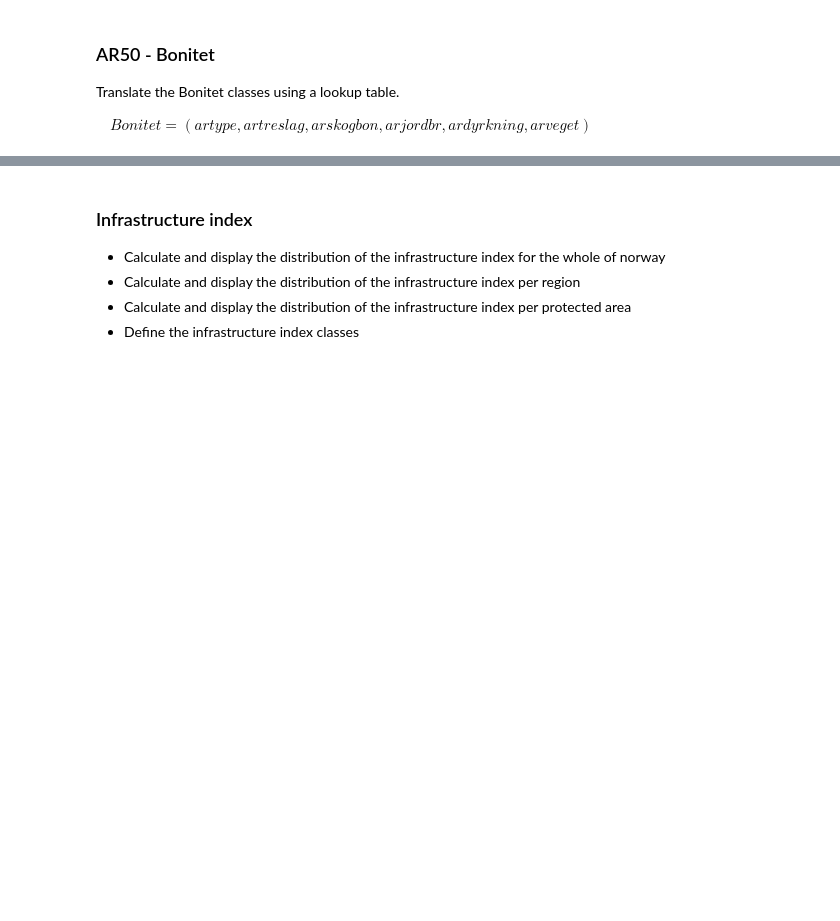
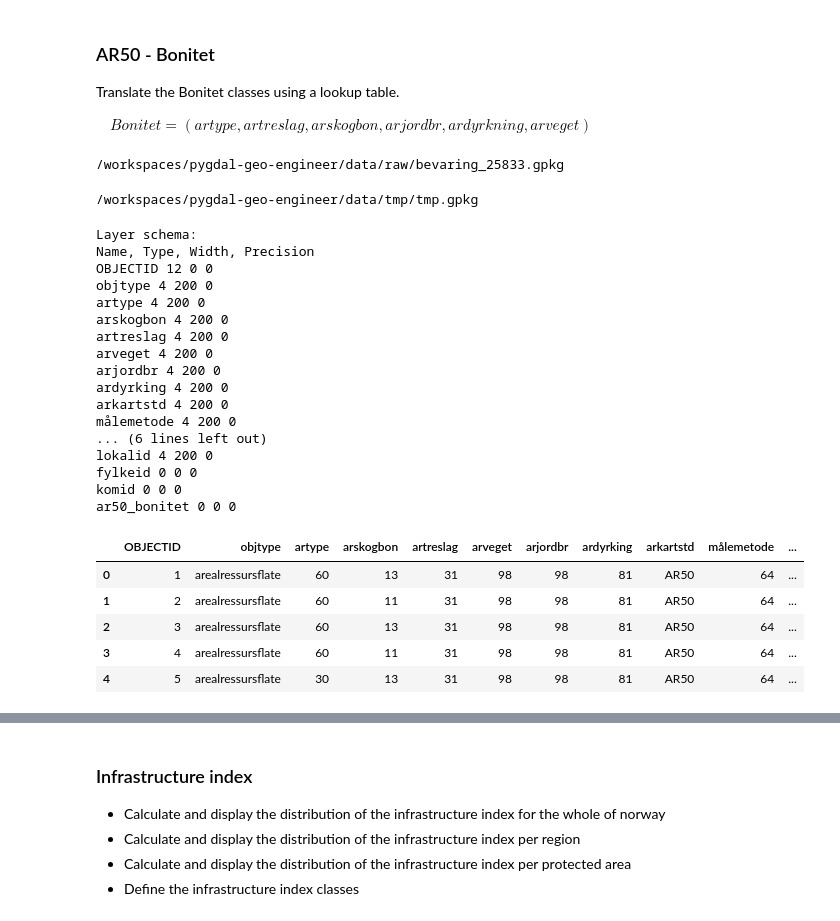
Before and after one commit to ac-willeke/pygdal-geo-engineer, a Jupyter notebook: notebooks/2024.01_conservation_and_preservation.ipynb, the cells around one changed output, grey strips where cells are left out. Cells and saved outputs as stored; diff of their text form; code cells hidden in the pictures; blank space fills up the shorter version.

```diff
--- a/notebooks/2024.01_conservation_and_preservation.ipynb
+++ b/notebooks/2024.01_conservation_and_preservation.ipynb
@@ -195,14 +194,69 @@ Translate the Bonitet classes using a lookup table.
 &emsp; $Bonitet = (artype, artreslag, arskogbon, arjordbr, ardyrkning, arveget)$
 # %%
 # ar50 layer
-in_gpkg = os.path.join(data_path, "bevaring_25833.gpkg")
-layer_name = "ar50_flate"
-new_field_name = "ar50_bonitet"
+in_gpkg = os.path.join(data_path, "raw", "bevaring_25833.gpkg")
+print(in_gpkg)
 
-# import gpkg into ogr object
-# add field name if it does not exist
-ds, lyr = import_gpkg(in_gpkg, layer_name, new_field_name)
-print_layer_schema(lyr)
+layer_name, new_field_name = "ar50_flate", "ar50_bonitet"
+# %% [output]
+/workspaces/pygdal-geo-engineer/data/raw/bevaring_25833.gpkg
+# %%
+# create a temporary test gpkg
+tmp_gpkg = os.path.join(data_path, "tmp", "tmp.gpkg")
+print(tmp_gpkg)
+
+sql_query = f"SELECT * FROM {layer_name} LIMIT 5"
+path = os.path.join(data_path, "tmp")
+! ogr2ogr -f "GPKG" -nln {layer_name} -sql "$sql_query" {tmp_gpkg} {in_gpkg}
+#! ogrinfo -al -so {tmp_gpkg}
+# %% [output]
+/workspaces/pygdal-geo-engineer/data/tmp/tmp.gpkg
+# %%
+# if Test is True, import test gpkg otherwise import the original gpkg
+test = False
+
+if test:
+    # import gpkg into ogr object
+    # add field name if it does not exist
+    ds, lyr = import_gpkg(tmp_gpkg, layer_name, new_field_name)
+    print_layer_schema(lyr)
+
+else:
+    # import gpkg into ogr object
+    # add field name if it does not exist
+    ds, lyr = import_gpkg(in_gpkg, layer_name, new_field_name)
+    print_layer_schema(lyr)
+
+# Convert the first 5 features of the layer to a DataFrame
+# use islice to limit the number of features to 5, to reduce computation time
+df_AR50 = pd.DataFrame(feature.items() for feature in islice(lyr, 5))
+
+# Print the DataFrame
+df_AR50
+# %% [output]
+Layer schema:
+Name, Type, Width, Precision
+OBJECTID 12 0 0
+objtype 4 200 0
+artype 4 200 0
+arskogbon 4 200 0
+artreslag 4 200 0
+arveget 4 200 0
+arjordbr 4 200 0
+ardyrking 4 200 0
+arkartstd 4 200 0
+målemetode 4 200 0
+... (6 lines left out)
+lokalid 4 200 0
+fylkeid 0 0 0
+komid 0 0 0
+ar50_bonitet 0 0 0
+|  | OBJECTID | objtype | artype | arskogbon | artreslag | arveget | arjordbr | ardyrking | arkartstd | målemetode | ... |
+| 0 | 1 | arealressursflate | 60 | 13 | 31 | 98 | 98 | 81 | AR50 | 64 | ... |
+| 1 | 2 | arealressursflate | 60 | 11 | 31 | 98 | 98 | 81 | AR50 | 64 | ... |
+| 2 | 3 | arealressursflate | 60 | 13 | 31 | 98 | 98 | 81 | AR50 | 64 | ... |
+| 3 | 4 | arealressursflate | 60 | 11 | 31 | 98 | 98 | 81 | AR50 | 64 | ... |
+| 4 | 5 | arealressursflate | 30 | 13 | 31 | 98 | 98 | 81 | AR50 | 64 | ... |
 # %%
 # lookup table
 lookup_csv = os.path.join(data_path, "AR50_bonitet_lookup.csv")
```
Also changed, not shown: parts of 13 cells of this notebook, 1 other file.
